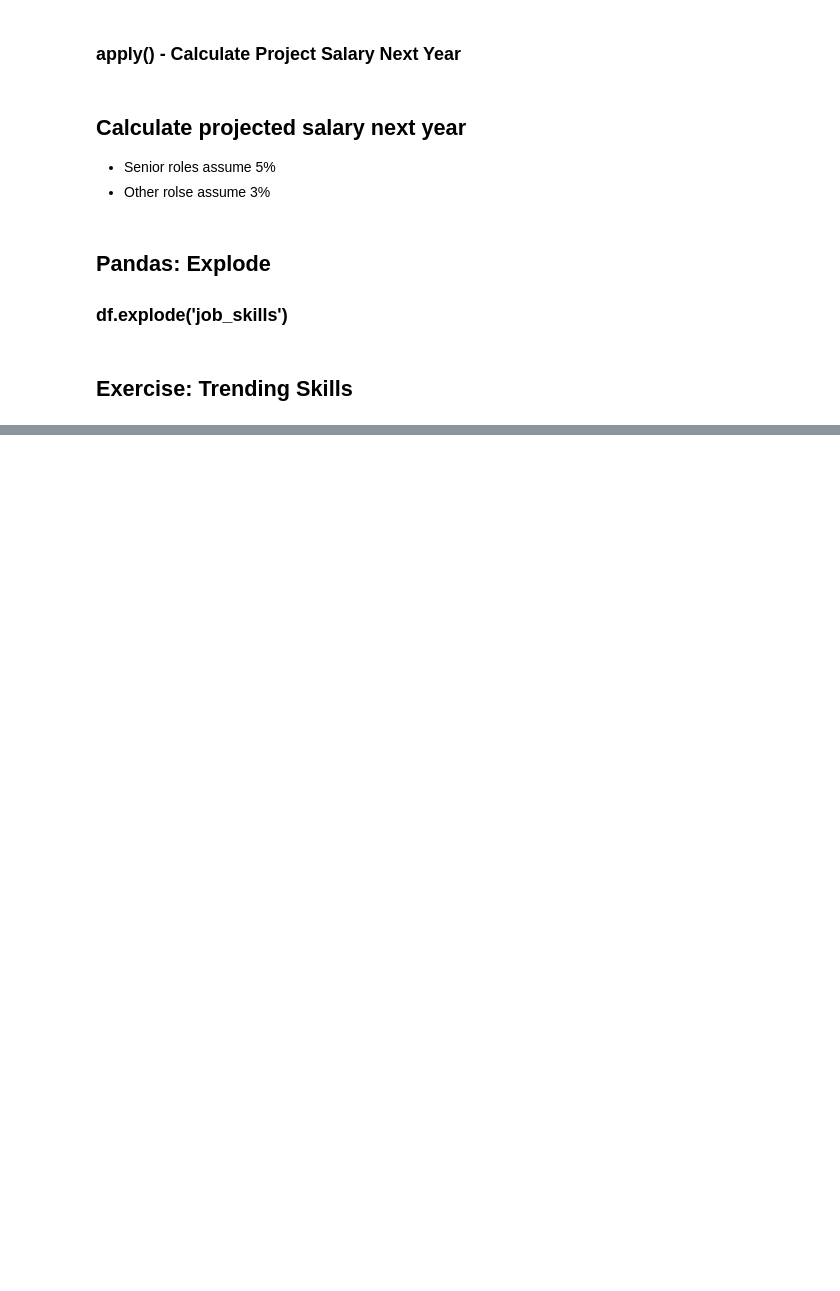
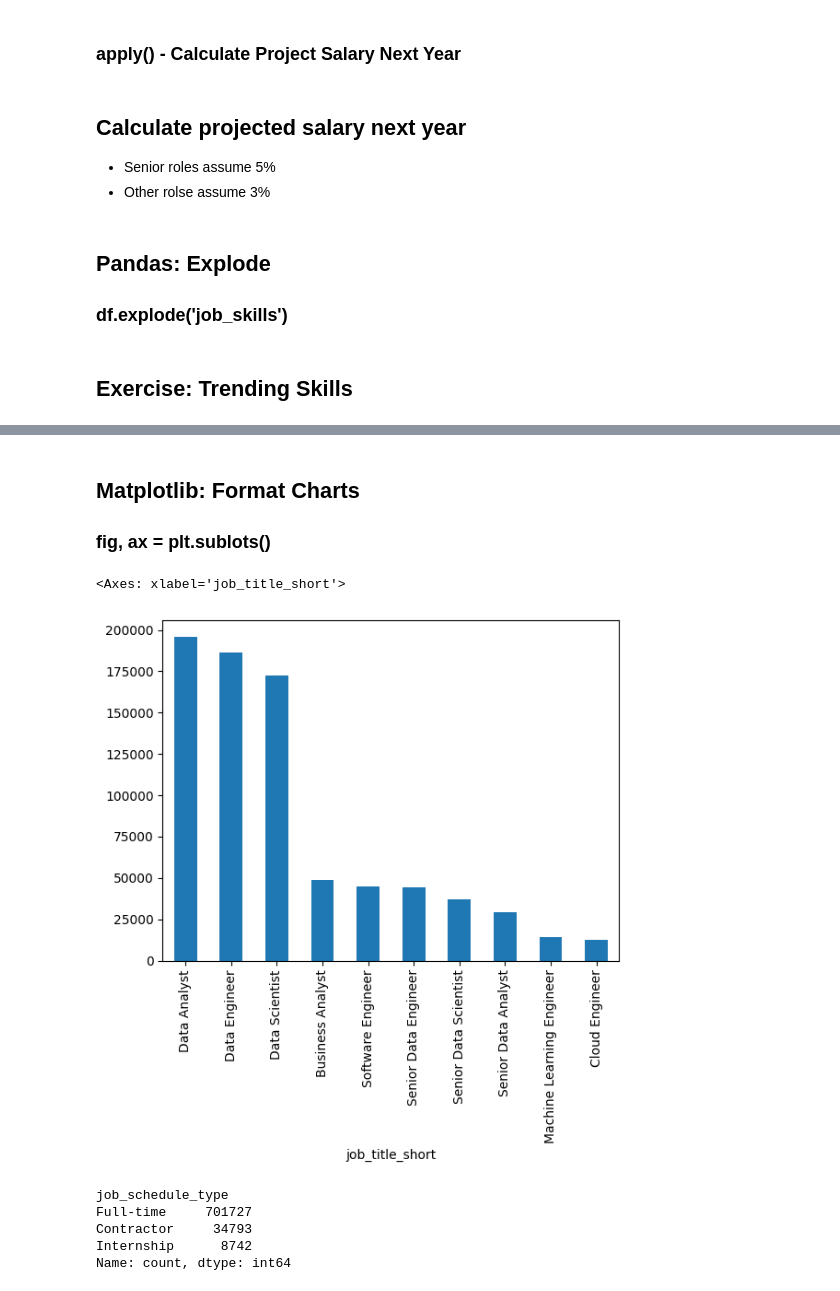
Before and after one commit to Rinskiii/python-for-data-analytics, a Jupyter notebook: advanced_python_for_da.ipynb, the cells around one changed output, grey strips where cells are left out. Drawn from its saved outputs; the diff is of its cells as text; code cells hidden in the pictures; blank space fills up the shorter version.

Commit message:
Matplotlib: Format Charts

```diff
--- a/advanced_python_for_da.ipynb
+++ b/advanced_python_for_da.ipynb
@@ -611,0 +538,3 @@ plt.show()
+# %% [markdown]
+## Matplotlib: Format Charts
+### fig, ax = plt.sublots()
@@ -611,0 +550,14 @@ plt.show()
+# %%
+fig, ax = plt.subplots()
+# df['job_title_short'].value_counts().plot(kind='bar', ax=ax)
+# %% [output]
+<Axes: xlabel='job_title_short'>
+[figure, added]
+# %%
+df['job_schedule_type'].value_counts().head(3)
+# %% [output]
+job_schedule_type
+Full-time     701727
+Contractor     34793
+Internship      8742
+Name: count, dtype: int64
```
Also changed, not shown: parts of 19 cells of this notebook.
